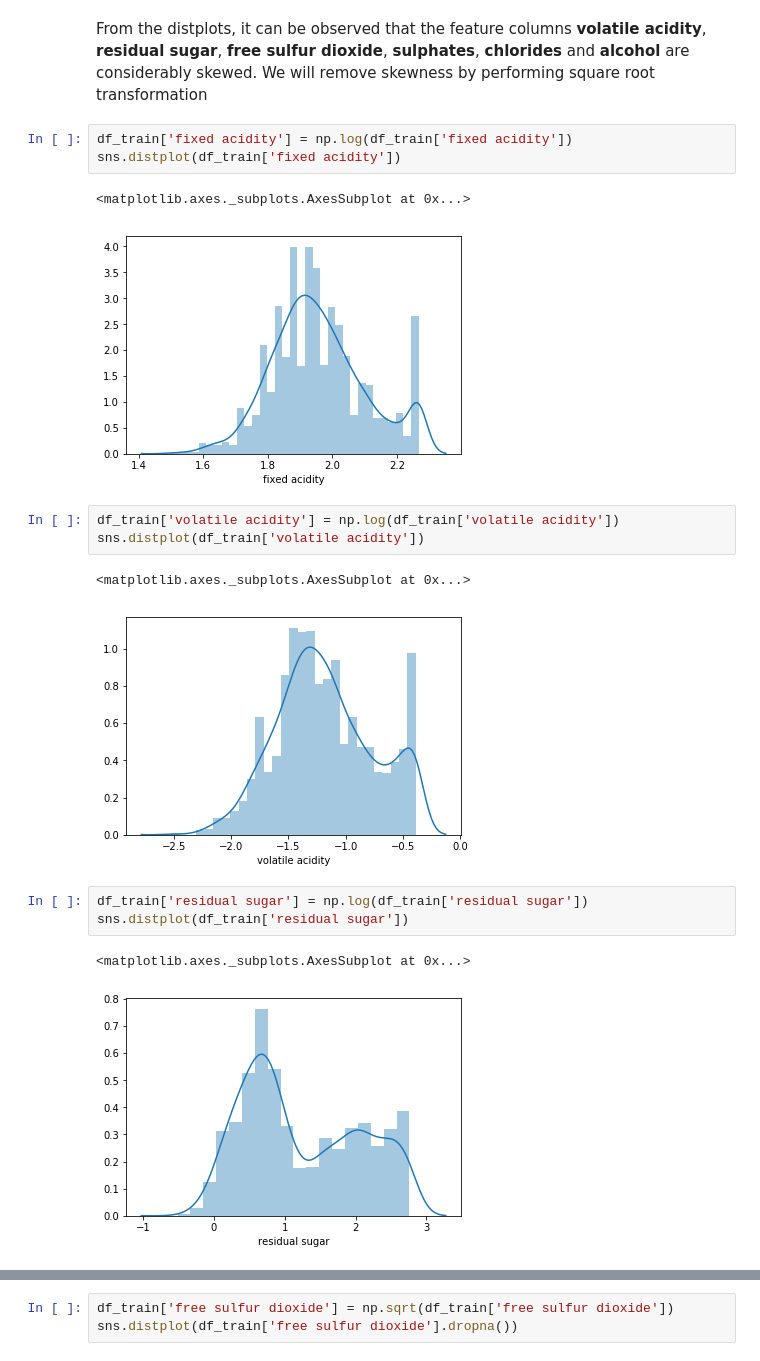
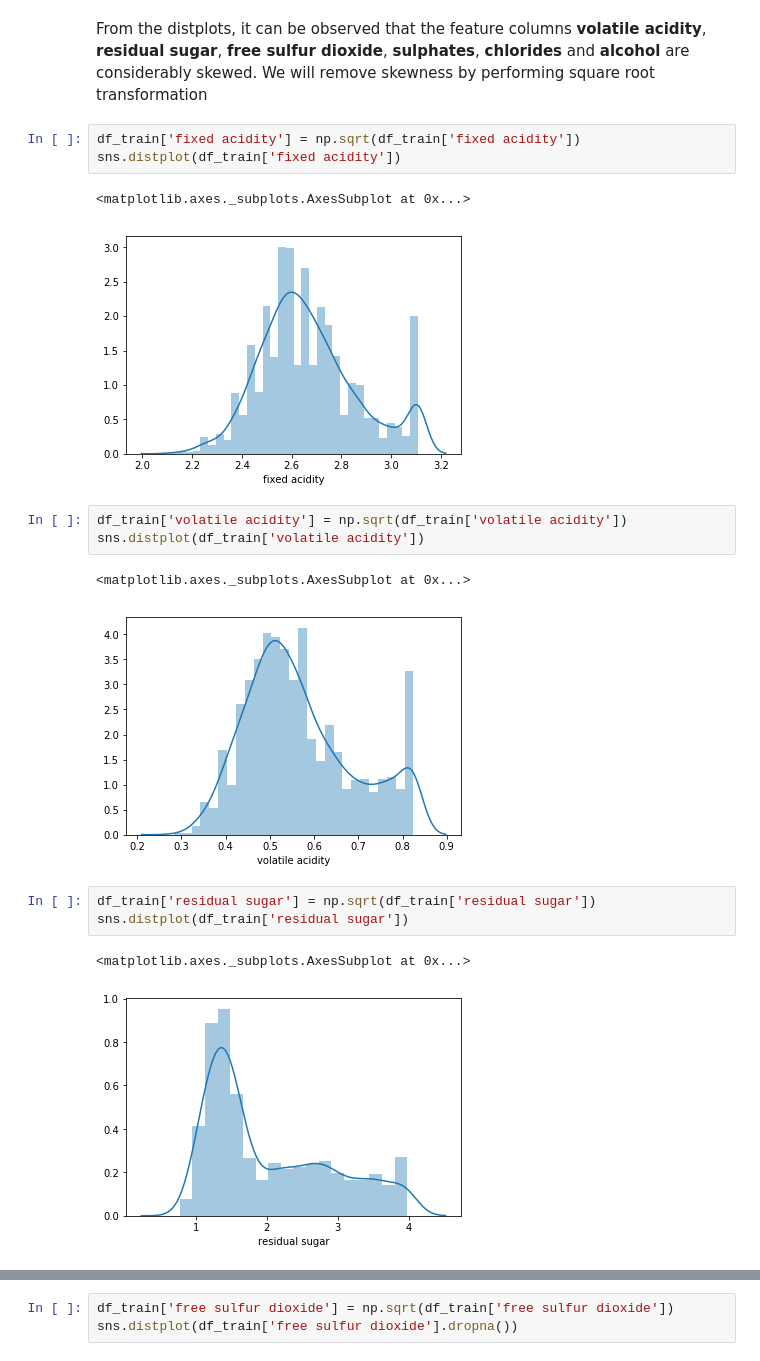
Before and after one commit to nipun1992/Predicting-Wine-Color, a Jupyter notebook: src/Wine_quality_Prediction.ipynb, the cells around one changed output, grey strips where cells are left out. Saved outputs shown, nothing was run; the diff lists cells and outputs as text.

```diff
--- a/src/Wine_quality_Prediction.ipynb
+++ b/src/Wine_quality_Prediction.ipynb
@@ -544,21 +544,21 @@ alcohol skewness score : 0.5080525132010668
 # %% [markdown]
 From the distplots, it can be observed that the feature columns **volatile acidity**, **residual sugar**, **free sulfur dioxide**, **sulphates**, **chlorides** and **alcohol** are considerably skewed. We will remove skewness by performing square root transformation
 # %%
-df_train['fixed acidity'] = np.log(df_train['fixed acidity'])
+df_train['fixed acidity'] = np.sqrt(df_train['fixed acidity'])
 sns.distplot(df_train['fixed acidity'])
 # %% [output]
 <matplotlib.axes._subplots.AxesSubplot at 0x...>
-[figure, old version]
+[figure, new version]
 # %%
-df_train['volatile acidity'] = np.log(df_train['volatile acidity'])
+df_train['volatile acidity'] = np.sqrt(df_train['volatile acidity'])
 sns.distplot(df_train['volatile acidity'])
 # %% [output]
 <matplotlib.axes._subplots.AxesSubplot at 0x...>
-[figure, old version]
+[figure, new version]
 # %%
-df_train['residual sugar'] = np.log(df_train['residual sugar'])
+df_train['residual sugar'] = np.sqrt(df_train['residual sugar'])
 sns.distplot(df_train['residual sugar'])
 # %% [output]
 <matplotlib.axes._subplots.AxesSubplot at 0x...>
-[figure, old version]
+[figure, new version]
 # %%
```
Also changed, not shown: parts of 27 cells of this notebook.
